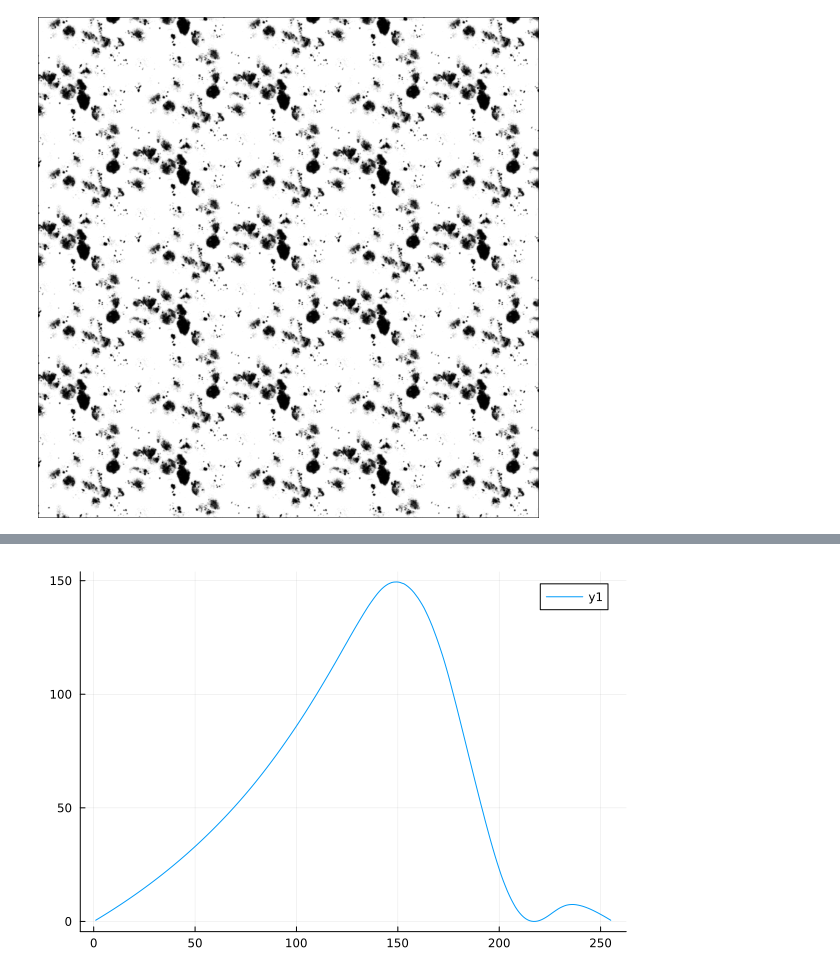
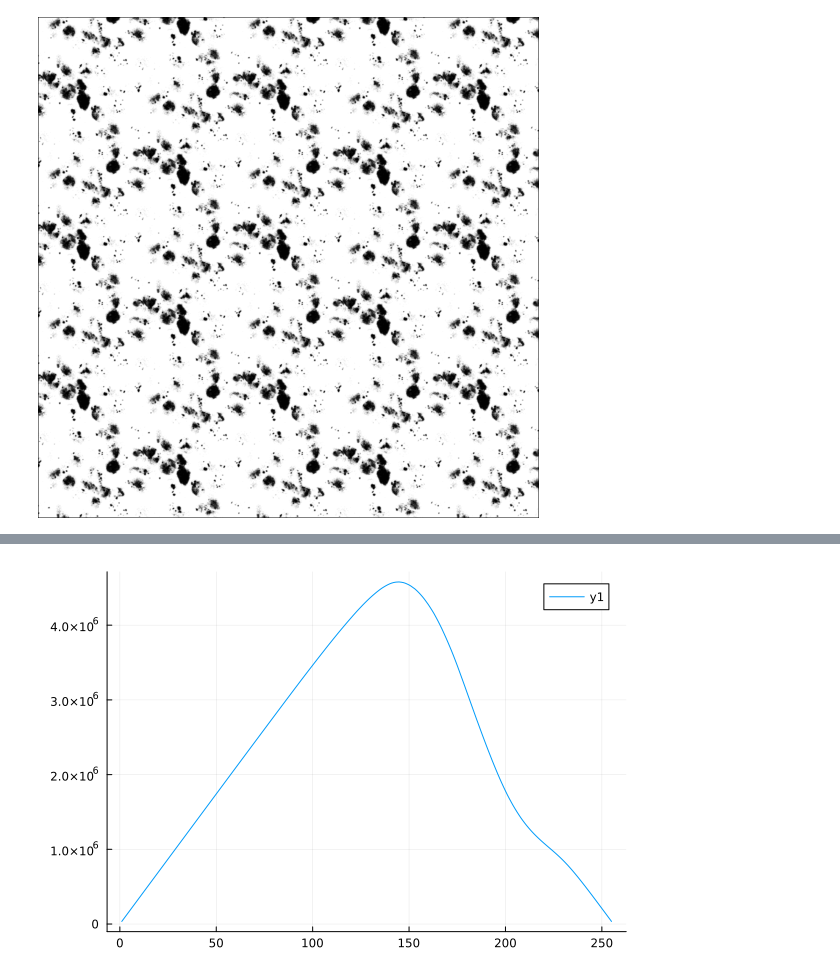
Before and after one commit to tadeohepperle/advanced_bioimage_programming, a Jupyter notebook: image_ops_julia/auto_thresholding.ipynb, the cells around one changed output, grey strips where cells are left out. Drawn from its saved outputs; the diff is of its cells as text; code cells hidden in the pictures.

```diff
--- a/image_ops_julia/auto_thresholding.ipynb
+++ b/image_ops_julia/auto_thresholding.ipynb
@@ -85,22 +123,26 @@ plothist(hist(img))
 # %%
-function otsu_between_variances(hist::Array{Float32})
-    mean = sum(collect(1:length(hist)) .* hist) / length(hist)
+function histmean(h::Array{Float32}; start_val=1)::Float32
+    sum(collect(start_val:length(h)+start_val-1) .* h)
+end
+
+function otsu_between_variances(hist::Array{Float32})::Array{Float32}
+    mean =  histmean(hist)
     between_variances = zeros(length(hist)-1)
     for i in 1:(length(hist)-1)
         # all pixels <= i belong to one category, > i to the other
         # calculate between class variance:
         sec1 = range(1,i)
         sec2 = range(i+1,length(hist))
-        sec1_mean = sum(collect(sec1) .* hist[sec1]) / length(sec1)
-        sec2_mean = sum(collect(sec2) .* hist[sec2]) / length(sec2)
+        sec1_mean = histmean(hist[sec1])
+        sec2_mean = histmean(hist[sec2], start_val=i+1)
         between_variances[i] = (sec1_mean-mean)^2 * length(sec1) + (sec2_mean -mean)^2 * length(sec2)
     end
     between_variances
 end
 
 plot(otsu_between_variances(hist(img)))
 # %% [output]
-[figure, old version]
+[figure, new version]
 # %%
 function otsu_thresholding(img::Image)::Image
     _, index = findmax(otsu_between_variances(hist(img)))
```
Also changed, not shown: parts of 6 cells of this notebook.
